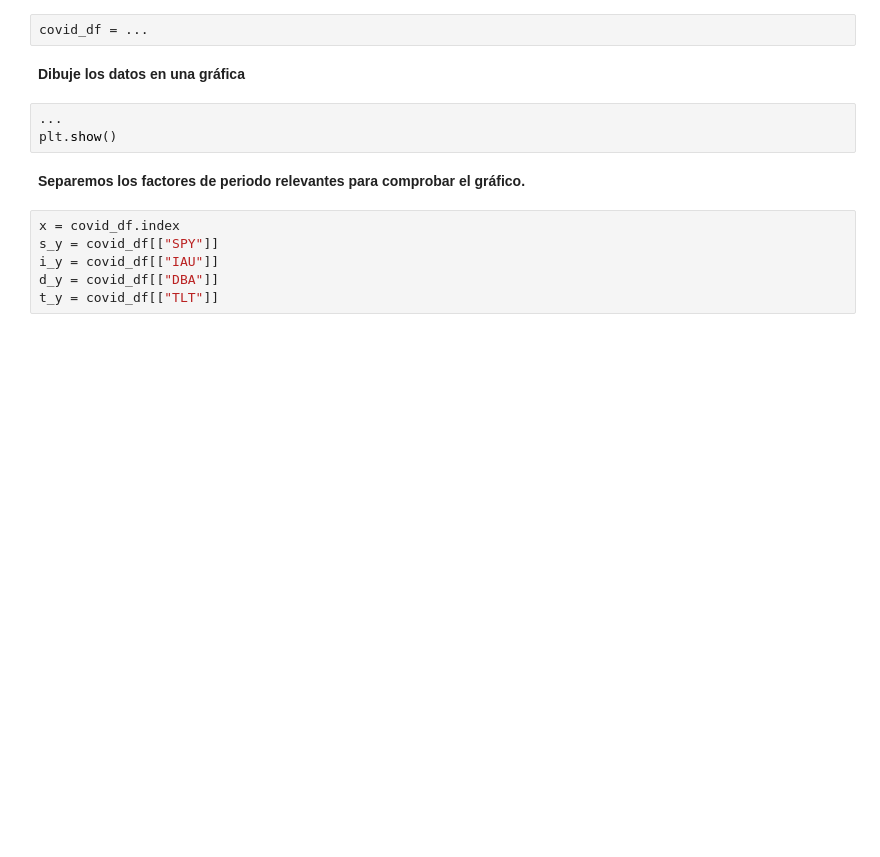
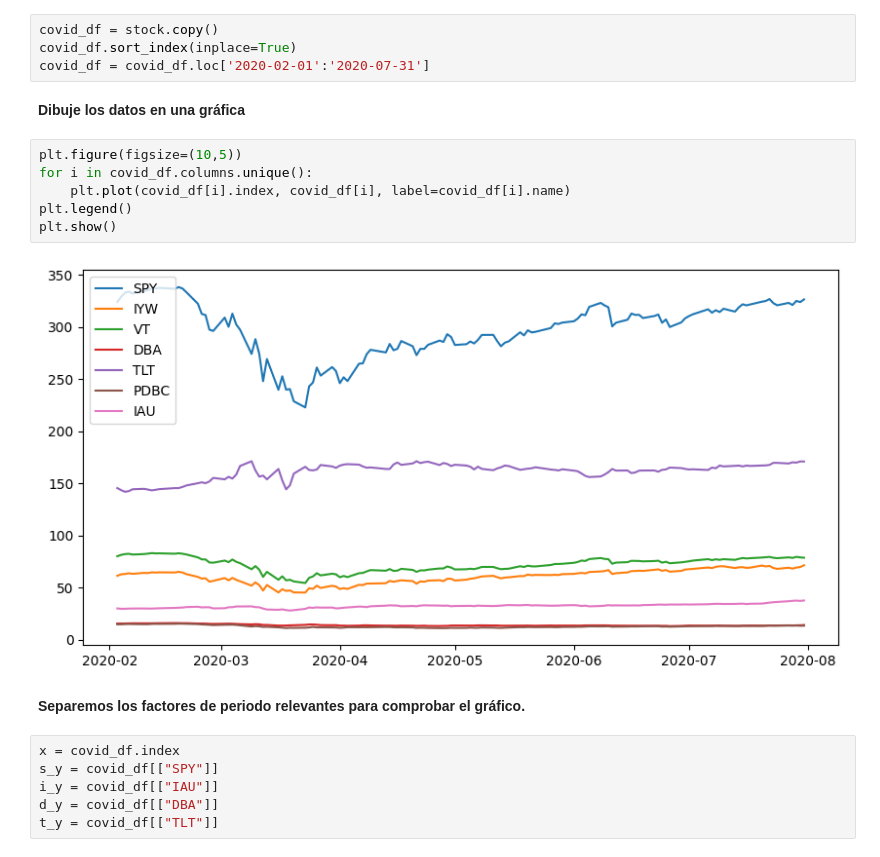
Before and after one commit to socrallacer/IA_DIPLOMA_SAMSUNG, a Jupyter notebook: NUMPY ARRAYS/Exercises/Financial Data Analysis Mini Project-1.ipynb, the cells around one changed output. Drawn from its saved outputs; the diff is of its cells as text; blank space fills up the shorter version.

```diff
--- a/NUMPY ARRAYS/Exercises/Financial Data Analysis Mini Project-1.ipynb
+++ b/NUMPY ARRAYS/Exercises/Financial Data Analysis Mini Project-1.ipynb
@@ -123,12 +207,19 @@ Si observa el gráfico siguiente, hay una sección con graves fluctuaciones de p
 
 **Comprobemos los datos cortándolos utilizando el índice de datos de series temporales sólo para este periodo (1 de Febrero de 2020 a 31 de Julio de 2020).**
 # %%
-covid_df = ...
+covid_df = stock.copy()
+covid_df.sort_index(inplace=True)
+covid_df = covid_df.loc['2020-02-01':'2020-07-31']
 # %% [markdown]
 **Dibuje los datos en una gráfica**
 # %%
-...
+plt.figure(figsize=(10,5))
+for i in covid_df.columns.unique():
+    plt.plot(covid_df[i].index, covid_df[i], label=covid_df[i].name)
+plt.legend()
 plt.show()
+# %% [output]
+[figure, added]
 # %% [markdown]
 **Separemos los factores de periodo relevantes para comprobar el gráfico.**
 # %%
```
Also changed, not shown: parts of 9 cells of this notebook, 2 other files.
